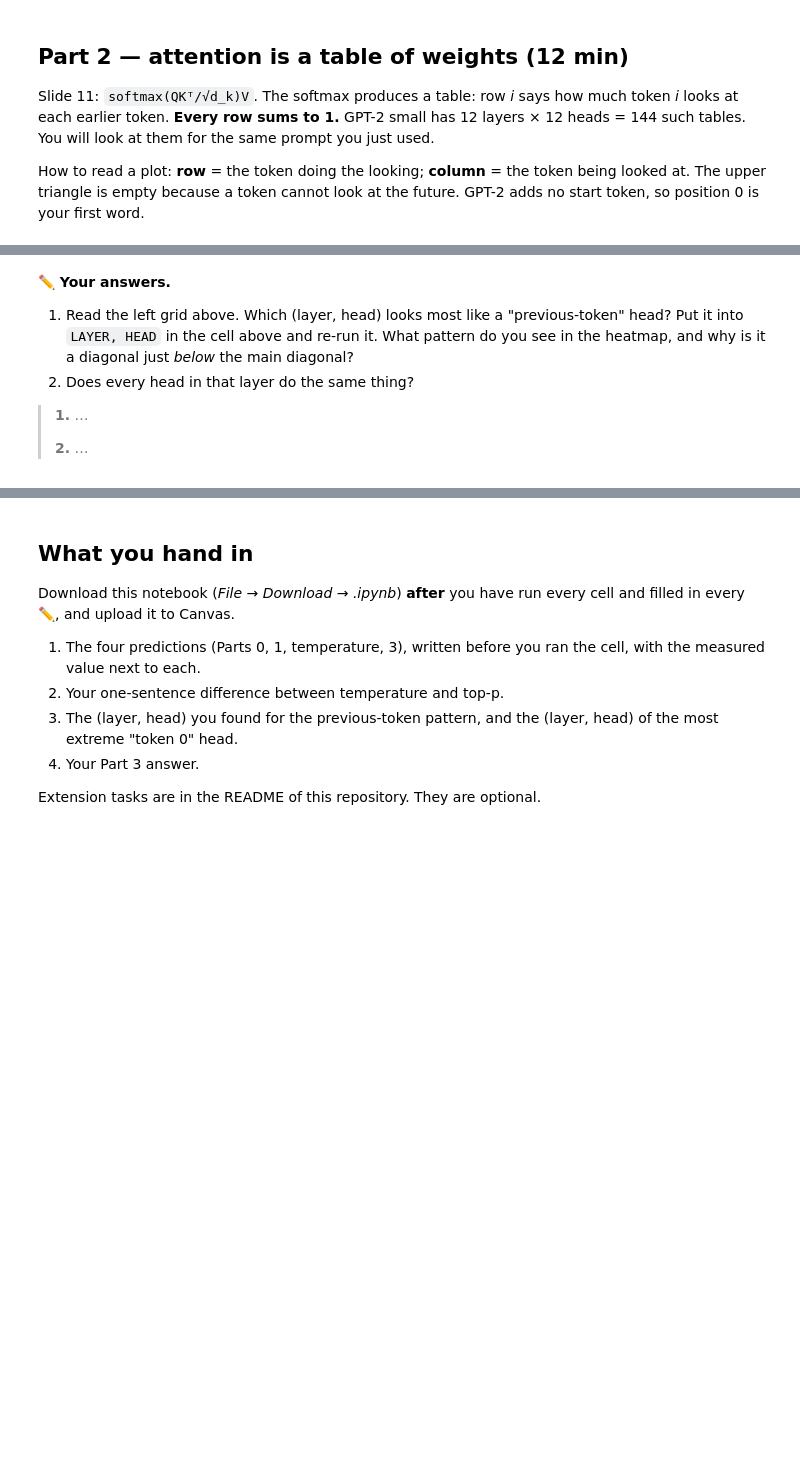
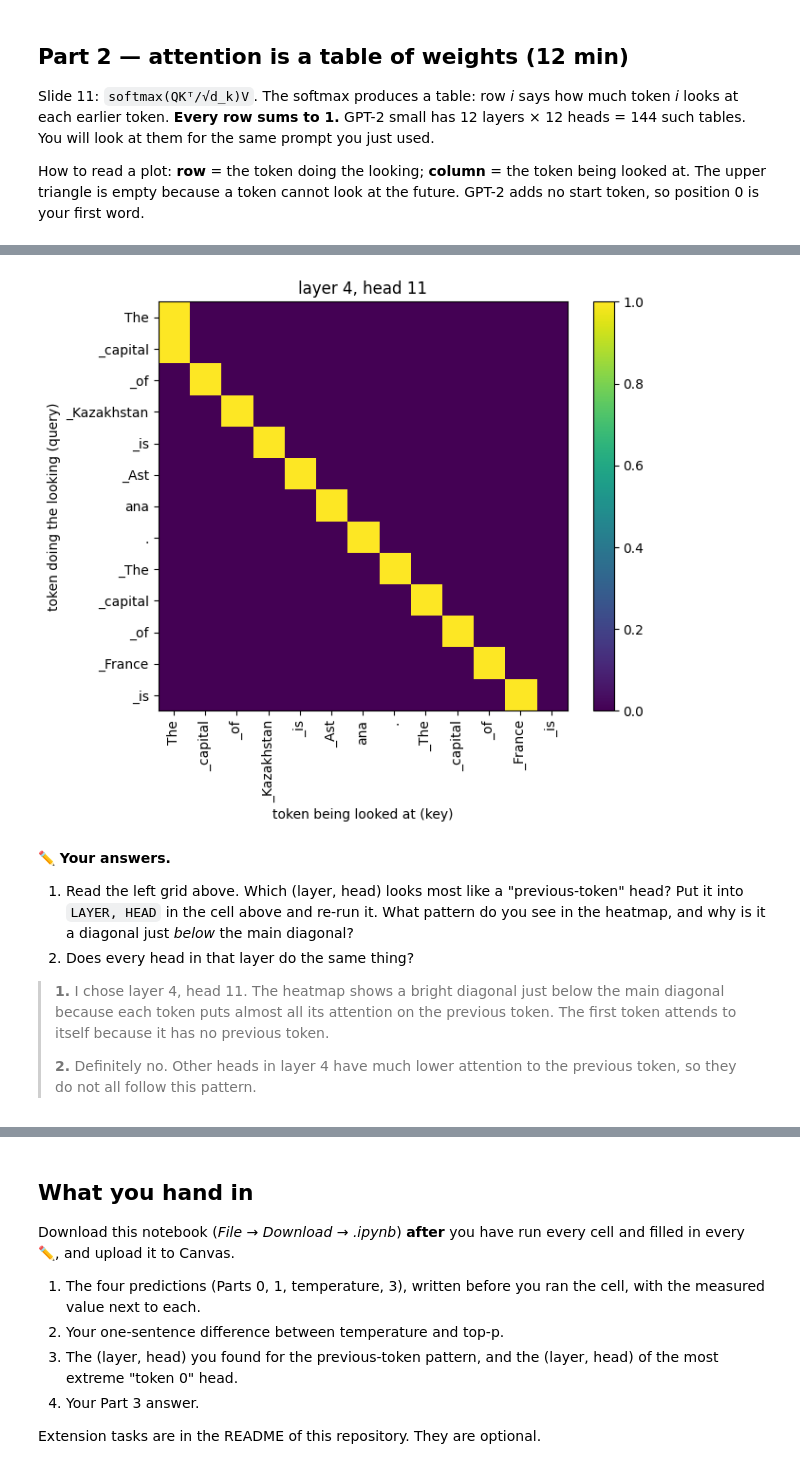
Before and after one commit to little3snake/lab-02-AI-course, a Jupyter notebook: lab02_inside_the_model.ipynb, the cells around one changed output, grey strips where cells are left out. Cells and saved outputs as stored; diff of their text form; code cells hidden in the pictures; blank space fills up the shorter version.

```diff
--- a/lab02_inside_the_model.ipynb
+++ b/lab02_inside_the_model.ipynb
@@ -342,32 +344,34 @@ plt.show()
 # %%
 def attention_heatmap(text: str, layer: int, head: int) -> None:
     labels, atts = get_attention(text)
     a = atts[layer][0, head]
     fig, ax = plt.subplots(figsize=(7, 6))
     im = ax.imshow(a.numpy(), cmap="viridis", vmin=0, vmax=1)
     ax.set_xticks(range(len(labels)))
     ax.set_xticklabels(labels, rotation=90)
     ax.set_yticks(range(len(labels)))
     ax.set_yticklabels(labels)
     ax.set_xlabel("token being looked at (key)")
     ax.set_ylabel("token doing the looking (query)")
     ax.set_title(f"layer {layer}, head {head}")
     fig.colorbar(im, ax=ax, fraction=0.046)
     plt.tight_layout()
     plt.show()
 
 
-LAYER, HEAD = 0, 0  # ✏️ TODO: the (layer, head) that the LEFT grid shows as a previous-token head
+LAYER, HEAD = 4, 11  # ✏️ TODO: the (layer, head) that the LEFT grid shows as a previous-token head
 attention_heatmap(TEXT, LAYER, HEAD)
+# %% [output]
+[figure, added]
 # %% [markdown]
 **✏️ Your answers.**
 
 1. Read the left grid above. Which (layer, head) looks most like a "previous-token" head? Put it into `LAYER, HEAD` in the cell above and re-run it. What pattern do you see in the heatmap, and why is it a diagonal just *below* the main diagonal?
 2. Does every head in that layer do the same thing?
 
-> **1.** …
+> **1.** I chose layer 4, head 11. The heatmap shows a bright diagonal just below the main diagonal because each token puts almost all its attention on the previous token. The first token attends to itself because it has no previous token.
 >
-> **2.** …
+> **2.** Definitely no. Other heads in layer 4 have much lower attention to the previous token, so they do not all follow this pattern.
 # %%
 # Check yourself: the three heads with the highest previous-token score for this prompt.
 for v, idx in zip(*torch.topk(prev_score.flatten(), 3)):
```
Also changed, not shown: parts of 10 cells of this notebook.
